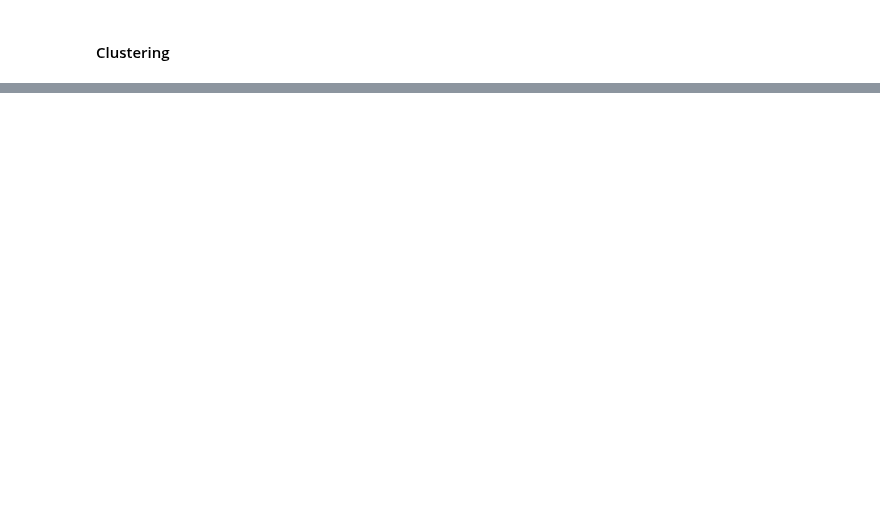
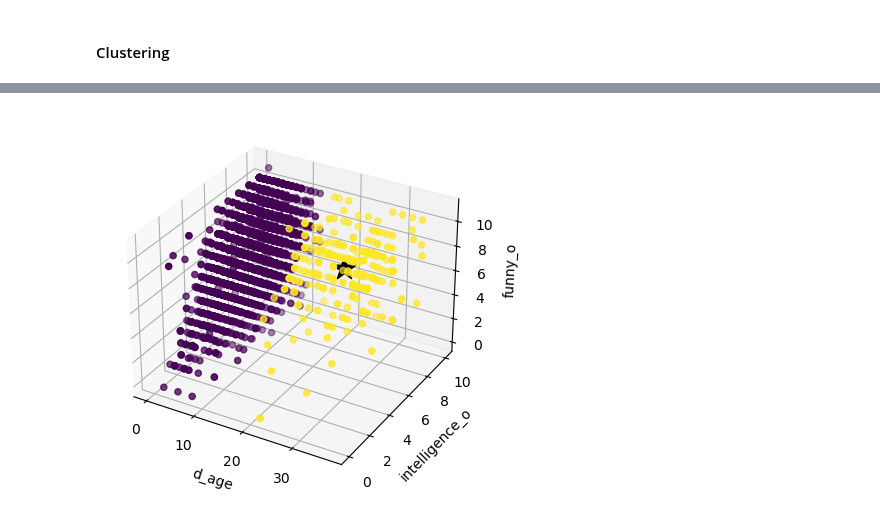
Before and after one commit to afrincon2/Machine_learning, a Jupyter notebook: Clustering/kmeansDating.ipynb, the cells around one changed output, grey strips where cells are left out. Cells and saved outputs as stored; diff of their text form; code cells hidden in the pictures; blank space fills up the shorter version.

```diff
--- a/Clustering/kmeansDating.ipynb
+++ b/Clustering/kmeansDating.ipynb
@@ -10,0 +45,15 @@ FileNotFoundError: [Errno 2] No such file or directory: 'speeddating.csv'
+# %%
+table_models = pd.DataFrame(columns=['Model', 'Train accuracy', 'Test accuracy', 'Observations'])
+
+# Create model of logistic regression
+
+variables2_X=["d_age","intelligence_o","funny_o"]
+label_y=["match"]
+variables2=variables2_X+label_y
+data_model2=data[variables2]
+data_model2= data_model2.dropna(how='any')
+data_model2 = pd.get_dummies(data_model2, columns=label_y)
+# Load your dataset into X and y
+X =data_model2[variables2_X]
+y =data_model2[data_model2.columns[-1]]
+X
@@ -10,0 +109,23 @@ FileNotFoundError: [Errno 2] No such file or directory: 'speeddating.csv'
+# %%
+import matplotlib.pyplot as plt
+from mpl_toolkits.mplot3d import Axes3D
+
+# Create a 3D plot of the data
+fig = plt.figure()
+ax = fig.add_subplot(111, projection='3d')
+
+# Plot the data points, colored by their KMeans cluster
+ax.scatter(X['d_age'], X['intelligence_o'], X['funny_o'], c=labels, cmap='viridis')
+
+# Plot the cluster centers
+ax.scatter(kmeans.cluster_centers_[:, 0], kmeans.cluster_centers_[:, 1], kmeans.cluster_centers_[:, 2], marker='*', s=300, c='black')
+
+# Set the axis labels
+ax.set_xlabel('d_age')
+ax.set_ylabel('intelligence_o')
+ax.set_zlabel('funny_o')
+
+# Show the plot
+plt.show()
+# %% [output]
+[figure, added]
```
Also changed, not shown: parts of 5 cells of this notebook.
